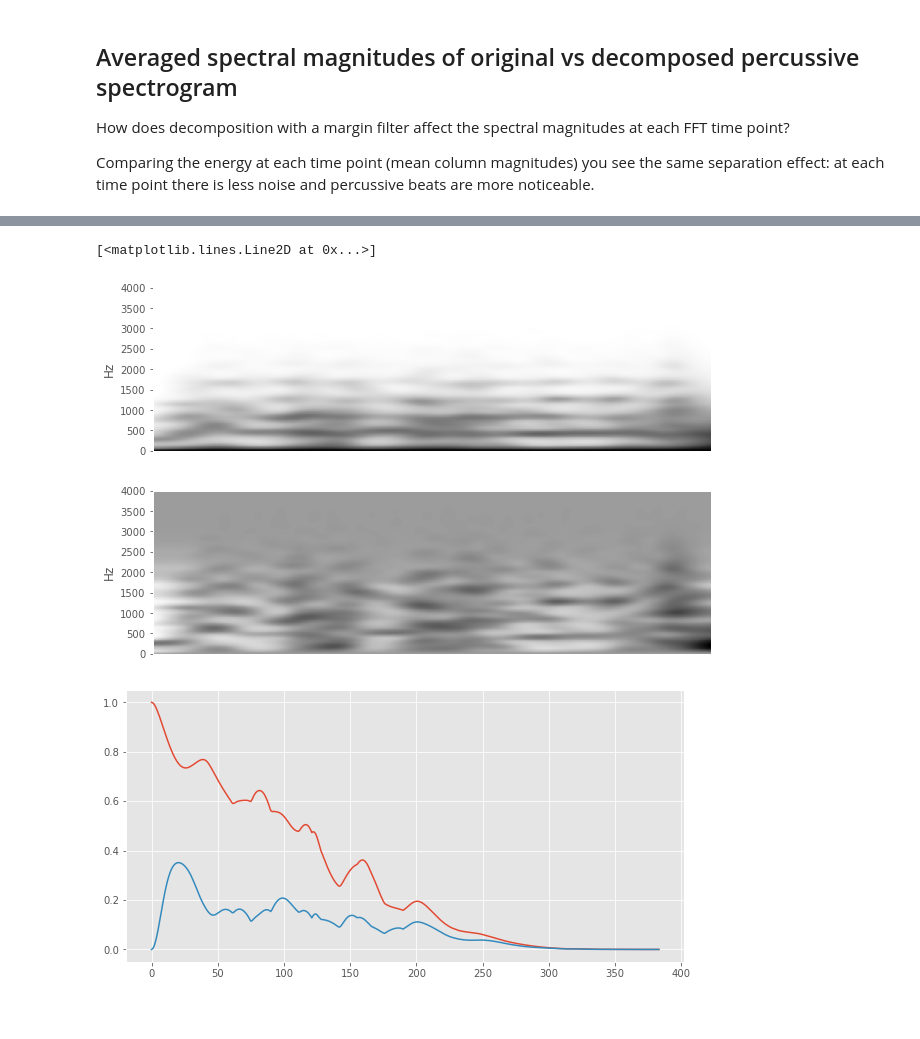
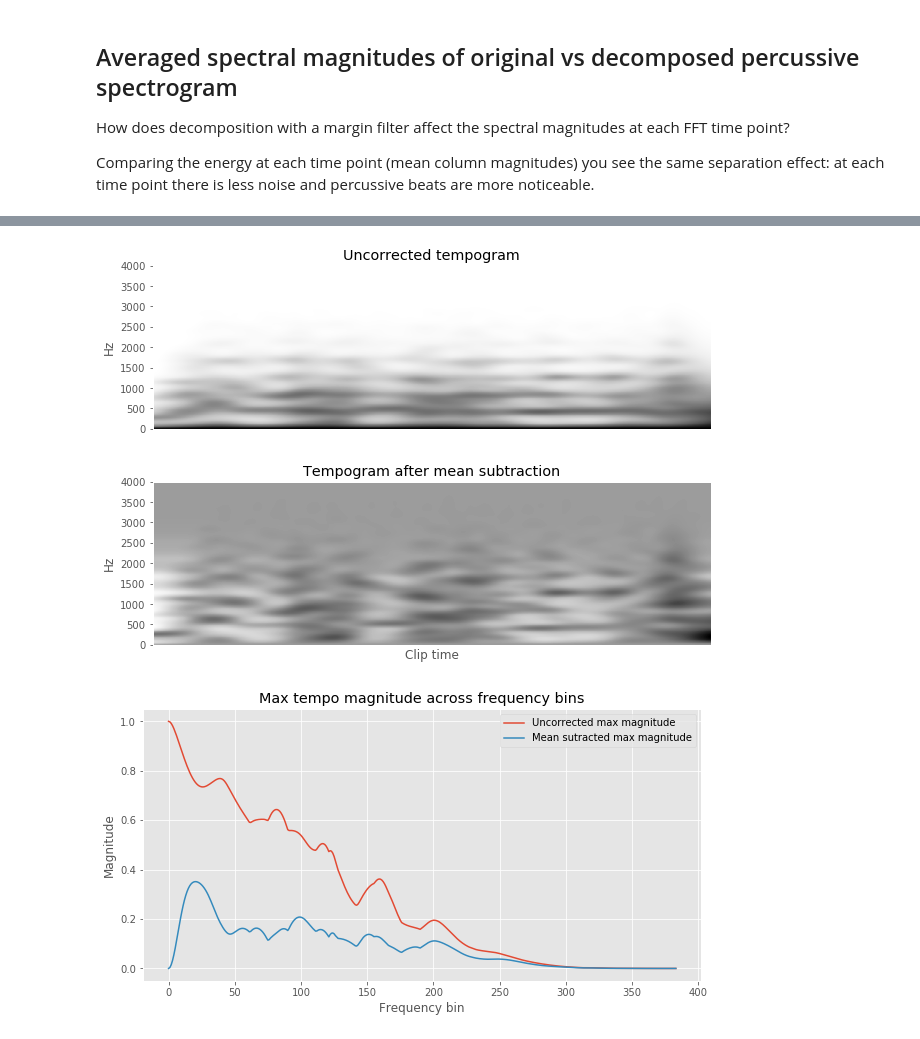
Before and after one commit to johnmburt/projects, a Jupyter notebook: music_genre_id/music_genre_id_visualize_features_vf.ipynb, the cells around one changed output, grey strips where cells are left out. Saved outputs shown, nothing was run; the diff lists cells and outputs as text; code cells hidden in the pictures.

```diff
--- a/music_genre_id/music_genre_id_visualize_features_vf.ipynb
+++ b/music_genre_id/music_genre_id_visualize_features_vf.ipynb
@@ -243,22 +258,30 @@ plt.title('Mean amplitudes along time axis: original vs percussive decomp');
 # %%
 hop_length = 50
 oenv = librosa.onset.onset_strength(y=y, sr=sr, hop_length=hop_length)
 tempogram = librosa.feature.tempogram(onset_envelope=oenv, sr=sr,
                                        hop_length=hop_length)
 
 plt.figure(figsize=(10,3))
 tempmag = np.abs(tempogram)
 librosa.display.specshow(tempmag, sr=sr, y_axis='linear',cmap='Greys');
+plt.title('Uncorrected tempogram');
 
 plt.figure(figsize=(10,3))
 t3 = (tempmag.T - np.mean(tempmag, axis=1).T).T
 librosa.display.specshow(t3, sr=sr, y_axis='linear',cmap='Greys');
+plt.xlabel('Clip time')
+plt.title('Tempogram after mean subtraction');
 
 plt.figure(figsize=(10,5))
-plt.plot(range(tempogram.shape[0]), np.max(tempogram, axis=1))
-plt.plot(range(t3.shape[0]), np.max(t3, axis=1));
+plt.plot(range(tempogram.shape[0]), np.max(tempogram, axis=1),
+         label='Uncorrected max magnitude')
+plt.plot(range(t3.shape[0]), np.max(t3, axis=1),
+         label='Mean sutracted max magnitude');
+plt.title('Max tempo magnitude across frequency bins');
+plt.ylabel('Magnitude')
+plt.xlabel('Frequency bin')
+plt.legend();
 # %% [output]
-[<matplotlib.lines.Line2D at 0x...>]
-[figure, old version]
+[figure, new version]
-[figure, old version]
+[figure, new version]
-[figure, old version]
+[figure, new version]
```
Also changed, not shown: parts of 7 cells of this notebook, 1 other file.
